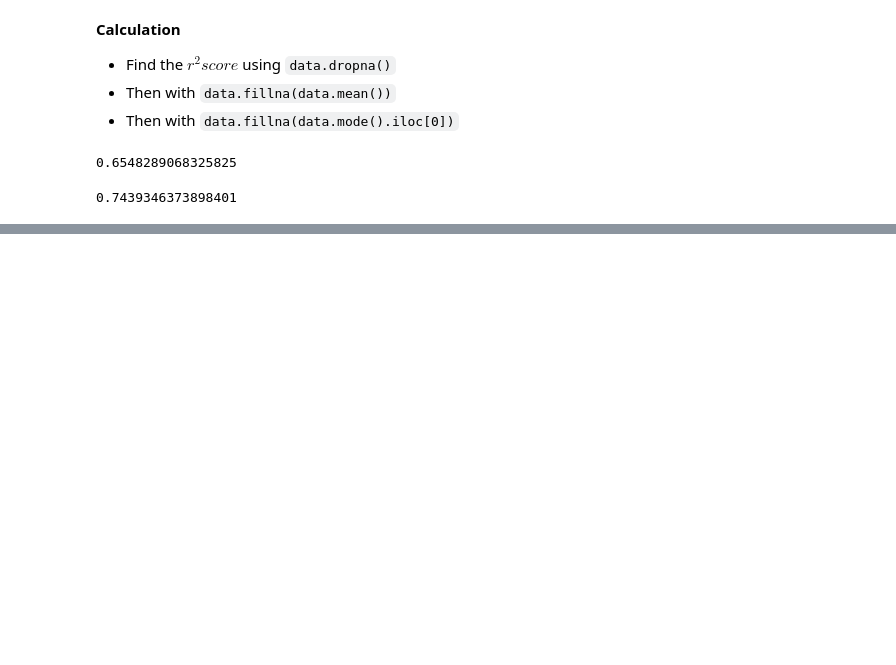
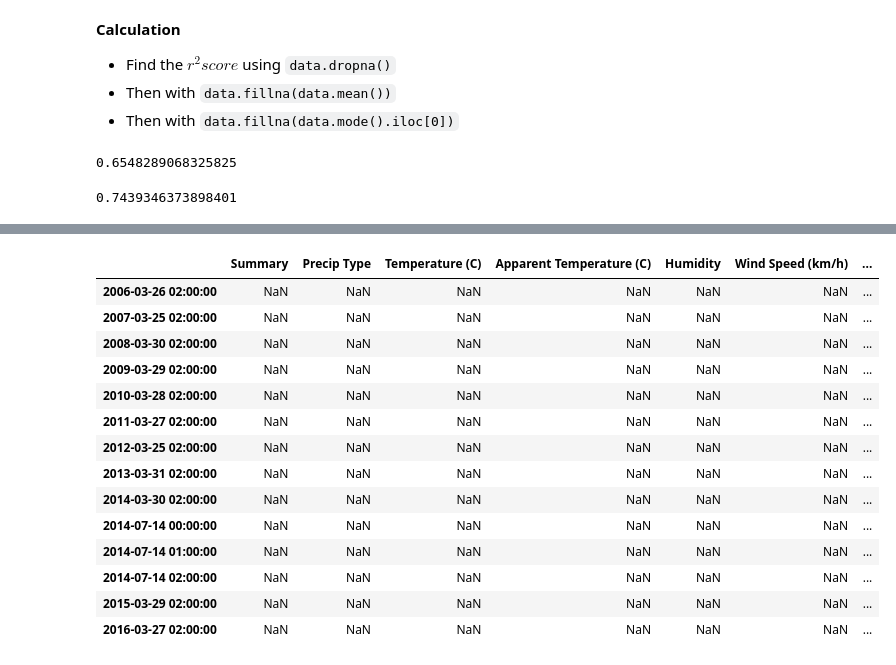
Before and after one commit to Abisoyesam/DS-ML-DL-tuts, a Jupyter notebook: DS With Rune/Lesson 11.ipynb, the cells around one changed output, grey strips where cells are left out. Saved outputs shown, nothing was run; the diff lists cells and outputs as text; code cells hidden in the pictures; blank space fills up the shorter version.

```diff
--- a/DS With Rune/Lesson 11.ipynb
+++ b/DS With Rune/Lesson 11.ipynb
@@ -172,0 +267,18 @@ regression_score(test_base.drop('SalePrice',axis=1),test_base[['SalePrice']])
+# %%
+w_idx[w_idx['Summary'].isna()]
+# %% [output]
+|  | Summary | Precip Type | Temperature (C) | Apparent Temperature (C) | Humidity | Wind Speed (km/h) | ... |
+| 2006-03-26 02:00:00 | NaN | NaN | NaN | NaN | NaN | NaN | ... |
+| 2007-03-25 02:00:00 | NaN | NaN | NaN | NaN | NaN | NaN | ... |
+| 2008-03-30 02:00:00 | NaN | NaN | NaN | NaN | NaN | NaN | ... |
+| 2009-03-29 02:00:00 | NaN | NaN | NaN | NaN | NaN | NaN | ... |
+| 2010-03-28 02:00:00 | NaN | NaN | NaN | NaN | NaN | NaN | ... |
+| 2011-03-27 02:00:00 | NaN | NaN | NaN | NaN | NaN | NaN | ... |
+| 2012-03-25 02:00:00 | NaN | NaN | NaN | NaN | NaN | NaN | ... |
+| 2013-03-31 02:00:00 | NaN | NaN | NaN | NaN | NaN | NaN | ... |
+| 2014-03-30 02:00:00 | NaN | NaN | NaN | NaN | NaN | NaN | ... |
+| 2014-07-14 00:00:00 | NaN | NaN | NaN | NaN | NaN | NaN | ... |
+| 2014-07-14 01:00:00 | NaN | NaN | NaN | NaN | NaN | NaN | ... |
+| 2014-07-14 02:00:00 | NaN | NaN | NaN | NaN | NaN | NaN | ... |
+| 2015-03-29 02:00:00 | NaN | NaN | NaN | NaN | NaN | NaN | ... |
+| 2016-03-27 02:00:00 | NaN | NaN | NaN | NaN | NaN | NaN | ... |
```
Also changed, not shown: parts of 22 cells of this notebook, 1 other file.
